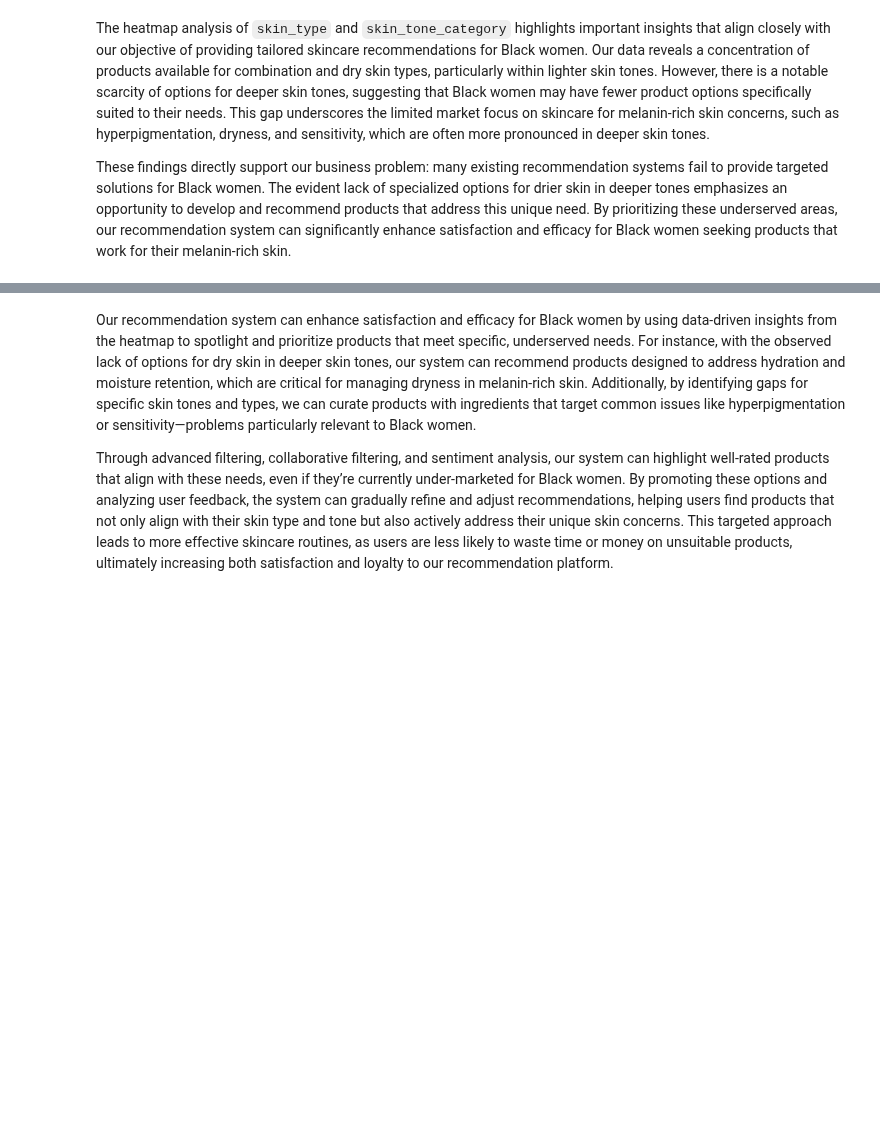
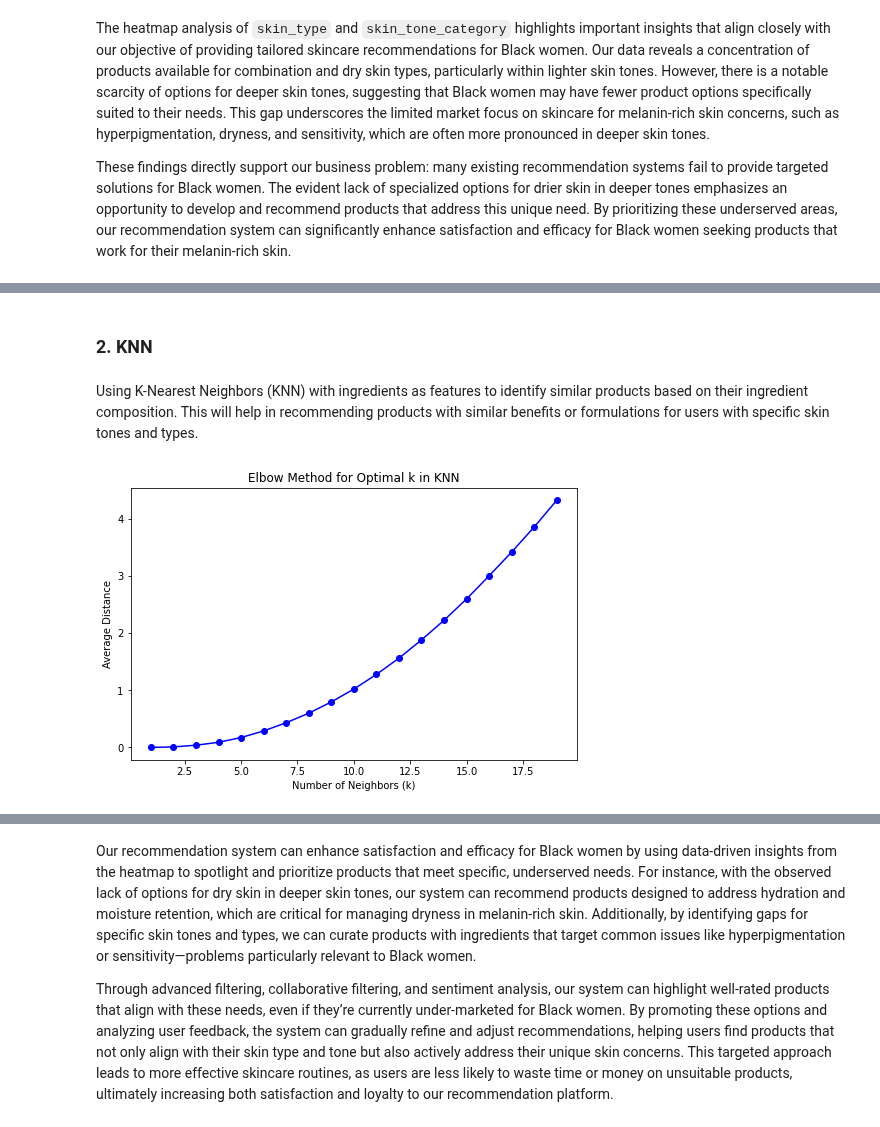
Before and after one commit to ECCHERUIYOT/AI-Powered-Recommendations-For-Melanin-Skin, a Jupyter notebook: index.ipynb, the cells around one changed output, grey strips where cells are left out. Cells and saved outputs as stored; diff of their text form; code cells hidden in the pictures; blank space fills up the shorter version.

```diff
--- a/index.ipynb
+++ b/index.ipynb
@@ -577,0 +628,35 @@ plt.show()
+# %% [markdown]
+### 2. KNN
+# %% [markdown]
+Using K-Nearest Neighbors (KNN) with ingredients as features to identify similar products based on their ingredient composition. This will help in recommending products with similar benefits or formulations for users with specific skin tones and types.
+# %%
+from sklearn.neighbors import NearestNeighbors
+
+# Vectorize the ingredients
+vectorizer = TfidfVectorizer(stop_words='english')
+ingredient_matrix = vectorizer.fit_transform(melanated_data['ingredients'].fillna(""))
+
+# Define a range of k values to try
+k_values = range(1, 20)
+errors = []
+
+# Calculate WCSS (within-cluster sum of squares) for each k
+for k in k_values:
+    knn = NearestNeighbors(n_neighbors=k, metric='cosine')
+    knn.fit(ingredient_matrix)
+
+    # Sum of distances to the nearest k neighbors
+    distances, _ = knn.kneighbors(ingredient_matrix)
+    wcss = np.sum(distances) / len(distances)  # Calculate average distance
+
+    errors.append(wcss)
+
+# Plot the Elbow Graph
+plt.figure(figsize=(8, 5))
+plt.plot(k_values, errors, 'bo-', markersize=6)
+plt.xlabel('Number of Neighbors (k)')
+plt.ylabel('Average Distance')
+plt.title('Elbow Method for Optimal k in KNN')
+plt.show()
+# %% [output]
+[figure, added]
```
Also changed, not shown: parts of 24 cells of this notebook.
